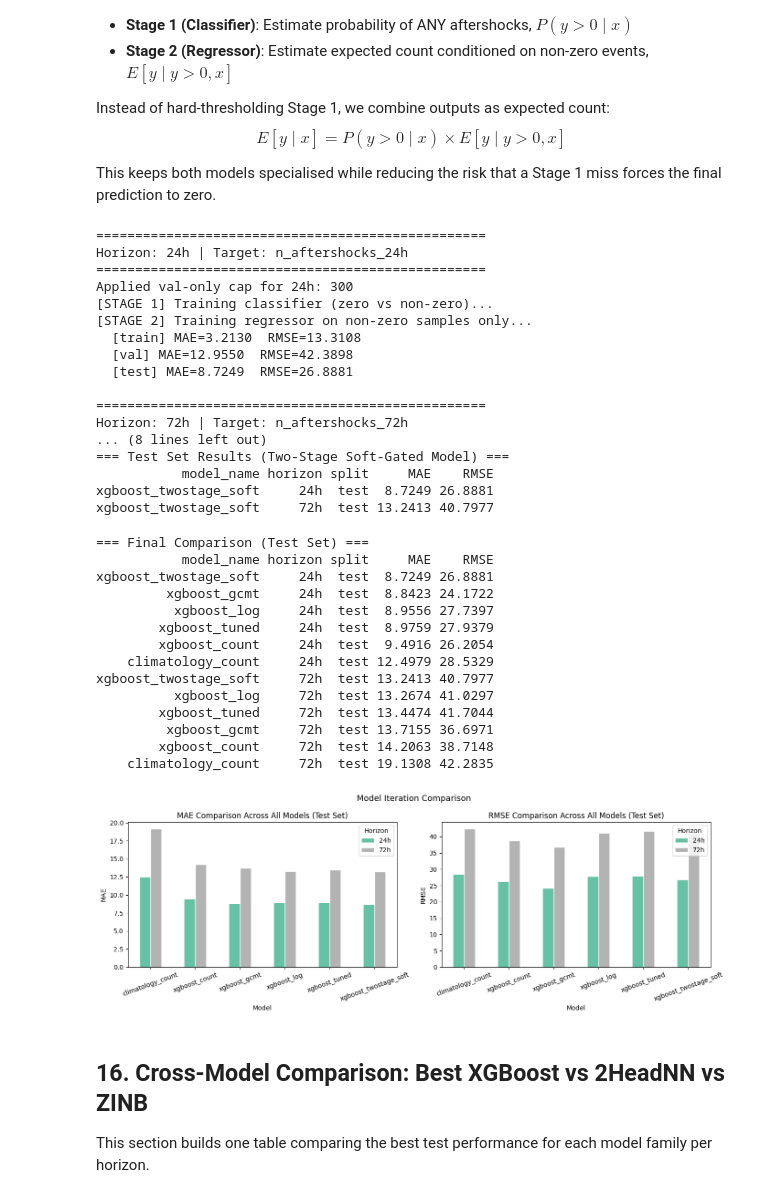
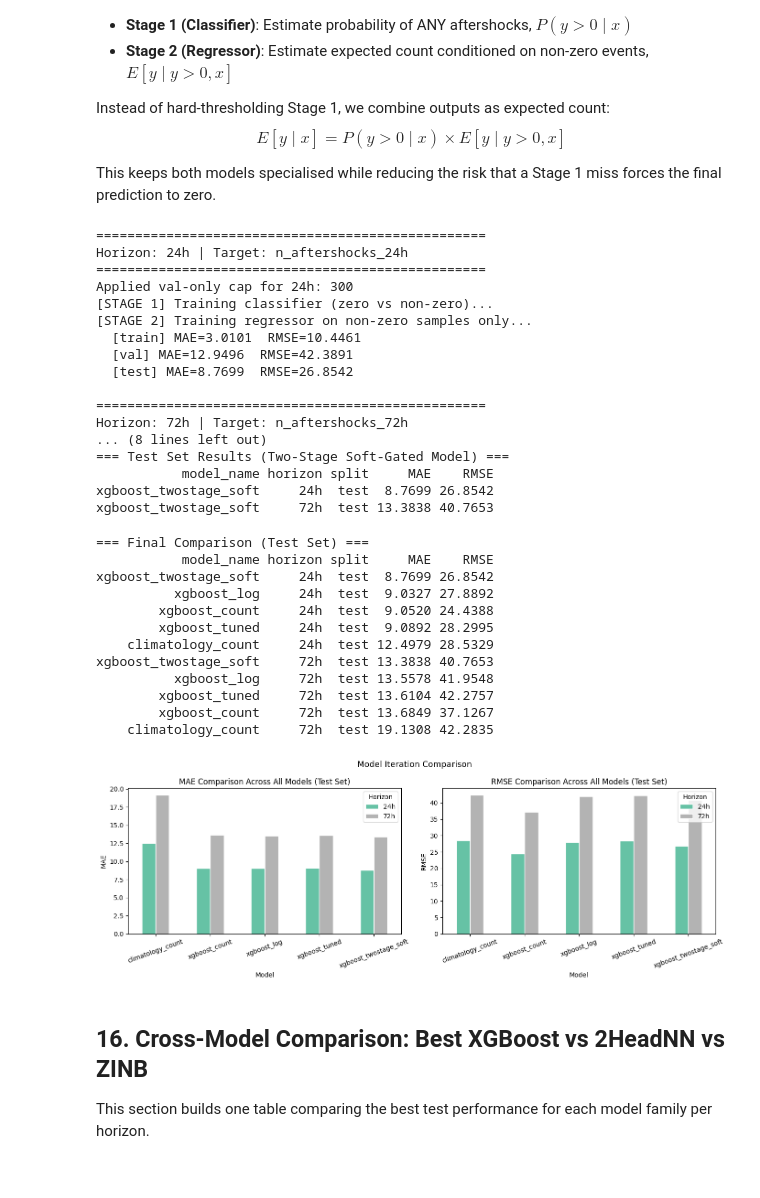
Before and after one commit to GynnYeo/CDS_Group10, a Jupyter notebook: scripts/no_aftershocks_24hr_72hr.ipynb, the cells around one changed output. Saved outputs shown, nothing was run; the diff lists cells and outputs as text; code cells hidden in the pictures.

```diff
--- a/scripts/no_aftershocks_24hr_72hr.ipynb
+++ b/scripts/no_aftershocks_24hr_72hr.ipynb
@@ -381,15 +379,13 @@ for horizon in HORIZONS:
     print(f"Horizon: {horizon} | Target: {target_col}")
     print(f"{'='*50}")
 
-    extended_features = BASE_TABULAR_FEATURES + GCMT_FEATURES
-
     config = InputConfig(
-        feature_cols=extended_features,
+        feature_cols=FULL_FEATURE_SET,
         target_col=target_col,
         missing_strategy="median",
         scale=False,
     )
-    prepared = prepare_tabular_inputs(config=config, splits=splits)
+    prepared = prepare_tabular_inputs(config=config, splits=splits_eng)
 
     X_train, y_train = prepared.X_train, prepared.y_train
     X_val,   y_val   = prepared.X_val,   prepared.y_val
@@ -426,7 +422,7 @@ for horizon in HORIZONS:
         print(f"  [{split_name}] MAE={all_metrics_v3[-1]['MAE']:.4f}  RMSE={all_metrics_v3[-1]['RMSE']:.4f}")
 
 metrics_v3_df = pd.DataFrame(all_metrics_v3)
-print("\n=== Test Set Results (Log Transform + GCMT Features) ===")
+print("\n=== Test Set Results (Log Transform + Engineered Features) ===")
 print(metrics_v3_df[metrics_v3_df["split"] == "test"].sort_values(["horizon", "MAE"]).to_string(index=False))
 # %% [output]
 ==================================================
@@ -456,10 +452,9 @@ Comparing all approaches on the test set.
 # %%
 # combine all metrics
 base_test = metrics_df[metrics_df["split"] == "test"].copy()
-v2_test   = metrics_v2_df[metrics_v2_df["split"] == "test"].copy()
 v3_test   = metrics_v3_df[metrics_v3_df["split"] == "test"].copy()
 
-final_comparison = pd.concat([base_test, v2_test, v3_test], ignore_index=True)
+final_comparison = pd.concat([base_test, v3_test], ignore_index=True)
 
 print("=== Final Comparison (Test Set) ===")
 print(final_comparison.sort_values(["horizon", "MAE"]).to_string(index=False))
@@ -512,15 +505,13 @@ for horizon in HORIZONS:
     print(f"Horizon: {horizon} | Target: {target_col}")
     print(f"{'='*50}")
 
-    extended_features = BASE_TABULAR_FEATURES + GCMT_FEATURES
-
     config = InputConfig(
-        feature_cols=extended_features,
+        feature_cols=FULL_FEATURE_SET,
         target_col=target_col,
         missing_strategy="median",
         scale=False,
     )
-    prepared = prepare_tabular_inputs(config=config, splits=splits)
+    prepared = prepare_tabular_inputs(config=config, splits=splits_eng)
 
     X_train, y_train = prepared.X_train, prepared.y_train
     X_val,   y_val   = prepared.X_val,   prepared.y_val
@@ -566,7 +557,7 @@ for horizon in HORIZONS:
         print(f"  [{split_name}] MAE={all_metrics_v4[-1]['MAE']:.4f}  RMSE={all_metrics_v4[-1]['RMSE']:.4f}")
 
 metrics_v4_df = pd.DataFrame(all_metrics_v4)
-print("\n=== Test Set Results (Tuned: Log + GCMT + Parameters) ===")
+print("\n=== Test Set Results (Tuned: Log + Engineered Features + Parameters) ===")
 print(metrics_v4_df[metrics_v4_df["split"] == "test"].sort_values(["horizon", "MAE"]).to_string(index=False))
 # %% [output]
 ==================================================
@@ -616,15 +607,13 @@ for horizon in HORIZONS:
     print(f"Horizon: {horizon} | Target: {target_col}")
     print(f"{'='*50}")
 
-    extended_features = BASE_TABULAR_FEATURES + GCMT_FEATURES
-
     config = InputConfig(
-        feature_cols=extended_features,
+        feature_cols=FULL_FEATURE_SET,
         target_col=target_col,
         missing_strategy="median",
         scale=False,
     )
-    prepared = prepare_tabular_inputs(config=config, splits=splits)
+    prepared = prepare_tabular_inputs(config=config, splits=splits_eng)
 
     X_train, y_train = prepared.X_train, prepared.y_train
     X_val,   y_val   = prepared.X_val,   prepared.y_val
@@ -678,17 +667,11 @@ for horizon in HORIZONS:
     )
     regressor.fit(X_train_nz, y_train_nz_log, verbose=False)
 
-    # combine predictions with soft gating to avoid hard error propagation
     for split_name, X, ids, y_true in [("train", X_train, train_ids, y_train),
                                         ("val",   X_val,   val_ids,   y_val),
                                         ("test",  X_test,  test_ids,  y_test)]:
-        # stage 1 — probability of non-zero count
         p_nonzero = classifier.predict_proba(X)[:, 1]
-
-        # stage 2 — conditional mean count E[y | y > 0, x]
         cond_count = np.expm1(np.clip(regressor.predict(X), 0, None))
-
-        # expected count: E[y | x] = P(y>0|x) * E[y | y>0, x]
         count_preds = p_nonzero * cond_count
 
         if target_cap is not None and split_name == "val":
@@ -708,58 +691,55 @@ Horizon: 24h | Target: n_aftershocks_24h
 Applied val-only cap for 24h: 300
 [STAGE 1] Training classifier (zero vs non-zero)...
 [STAGE 2] Training regressor on non-zero samples only...
-  [train] MAE=3.2130  RMSE=13.3108
-  [val] MAE=12.9550  RMSE=42.3898
-  [test] MAE=8.7249  RMSE=26.8881
+  [train] MAE=3.0101  RMSE=10.4461
+  [val] MAE=12.9496  RMSE=42.3891
+  [test] MAE=8.7699  RMSE=26.8542
 
 ==================================================
 Horizon: 72h | Target: n_aftershocks_72h
 ... (8 lines left out)
 === Test Set Results (Two-Stage Soft-Gated Model) ===
            model_name horizon split     MAE    RMSE
-xgboost_twostage_soft     24h  test  8.7249 26.8881
-xgboost_twostage_soft     72h  test 13.2413 40.7977
+xgboost_twostage_soft     24h  test  8.7699 26.8542
+xgboost_twostage_soft     72h  test 13.3838 40.7653
 # %%
 base_test = metrics_df[metrics_df["split"] == "test"].copy()
-v2_test   = metrics_v2_df[metrics_v2_df["split"] == "test"].copy()
 v3_test   = metrics_v3_df[metrics_v3_df["split"] == "test"].copy()
 v4_test   = metrics_v4_df[metrics_v4_df["split"] == "test"].copy()
 v5_test   = metrics_v5_df[metrics_v5_df["split"] == "test"].copy()
 
-final_comparison = pd.concat([base_test, v2_test, v3_test, v4_test, v5_test], ignore_index=True)
+final_comparison = pd.concat([base_test, v3_test, v4_test, v5_test], ignore_index=True)
 
 print("=== Final Comparison (Test Set) ===")
 print(final_comparison.sort_values(["horizon", "MAE"]).to_string(index=False))
 
 fig, axes = plt.subplots(1, 2, figsize=(14, 5))
 for ax, metric in zip(axes, ["MAE", "RMSE"]):
     pivot = final_comparison.pivot(index="model_name", columns="horizon", values=metric)
     pivot.plot(kind="bar", ax=ax, colormap="Set2", edgecolor="white")
     ax.set_title(f"{metric} Comparison Across All Models (Test Set)")
     ax.set_xlabel("Model")
     ax.set_ylabel(metric)
     ax.tick_params(axis="x", rotation=20)
     ax.legend(title="Horizon")
 
 plt.suptitle("Model Iteration Comparison", fontsize=13)
 plt.tight_layout()
 plt.show()
 # %% [output]
 === Final Comparison (Test Set) ===
            model_name horizon split     MAE    RMSE
-xgboost_twostage_soft     24h  test  8.7249 26.8881
-         xgboost_gcmt     24h  test  8.8423 24.1722
-          xgboost_log     24h  test  8.9556 27.7397
-        xgboost_tuned     24h  test  8.9759 27.9379
-        xgboost_count     24h  test  9.4916 26.2054
+xgboost_twostage_soft     24h  test  8.7699 26.8542
+          xgboost_log     24h  test  9.0327 27.8892
+        xgboost_count     24h  test  9.0520 24.4388
+        xgboost_tuned     24h  test  9.0892 28.2995
     climatology_count     24h  test 12.4979 28.5329
-xgboost_twostage_soft     72h  test 13.2413 40.7977
-          xgboost_log     72h  test 13.2674 41.0297
-        xgboost_tuned     72h  test 13.4474 41.7044
-         xgboost_gcmt     72h  test 13.7155 36.6971
-        xgboost_count     72h  test 14.2063 38.7148
+xgboost_twostage_soft     72h  test 13.3838 40.7653
+          xgboost_log     72h  test 13.5578 41.9548
+        xgboost_tuned     72h  test 13.6104 42.2757
+        xgboost_count     72h  test 13.6849 37.1267
     climatology_count     72h  test 19.1308 42.2835
-[figure, old version]
+[figure, new version]
 # %% [markdown]
 ## 16. Cross-Model Comparison: Best XGBoost vs 2HeadNN vs ZINB
 
```
Also changed, not shown: parts of 14 cells of this notebook, 9 other files.
